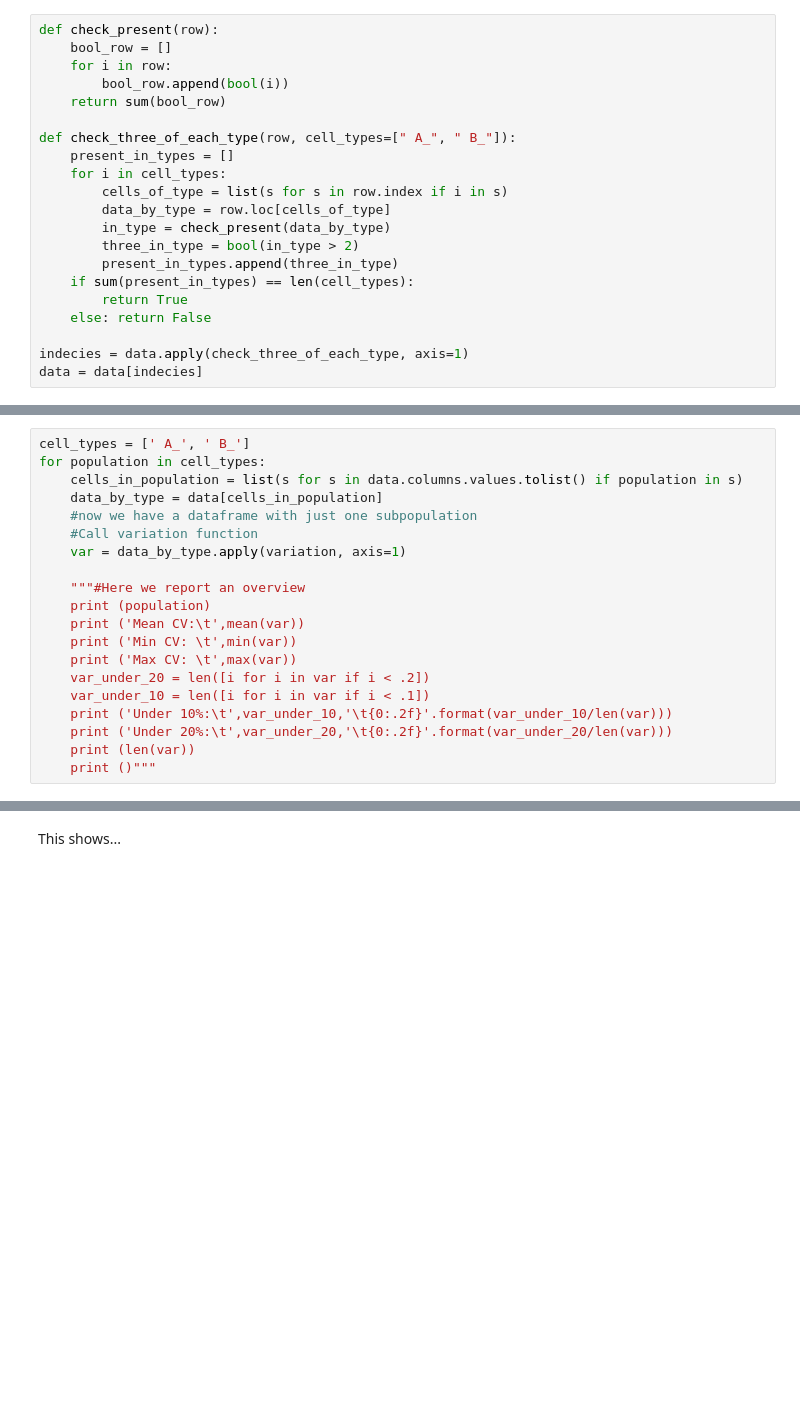
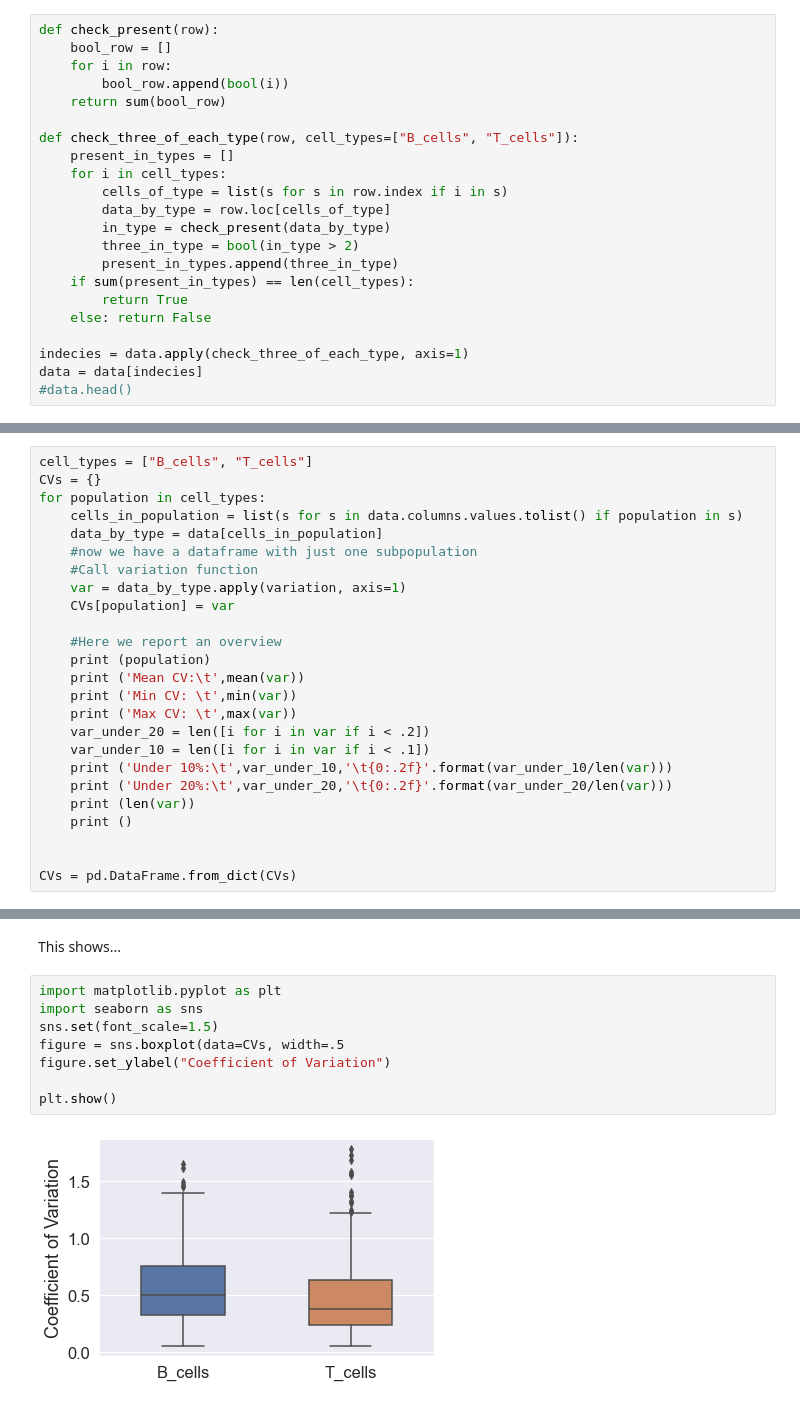
Before and after one commit to PayneLab/Lymphocytes1, a Jupyter notebook: Quantitative QC.ipynb, the cells around one changed output, grey strips where cells are left out. Cells and saved outputs as stored; diff of their text form; blank space fills up the shorter version.

```diff
--- a/Quantitative QC.ipynb
+++ b/Quantitative QC.ipynb
@@ -19,7 +18,7 @@ def check_present(row):
         bool_row.append(bool(i))
     return sum(bool_row)
 
-def check_three_of_each_type(row, cell_types=[" A_", " B_"]):
+def check_three_of_each_type(row, cell_types=["B_cells", "T_cells"]):
     present_in_types = []
     for i in cell_types:
         cells_of_type = list(s for s in row.index if i in s)
@@ -33,6 +32,7 @@ def check_three_of_each_type(row, cell_types=[" A_", " B_"]):
 
 indecies = data.apply(check_three_of_each_type, axis=1)
 data = data[indecies]
+#data.head()
 # %% [markdown]
 Now, we normalize across runs.
 # %% [markdown]
@@ -43,13 +44,15 @@ from statistics import mean
 # %%
-cell_types = [' A_', ' B_']
+cell_types = ["B_cells", "T_cells"]
+CVs = {}
 for population in cell_types:
     cells_in_population = list(s for s in data.columns.values.tolist() if population in s)
     data_by_type = data[cells_in_population]
     #now we have a dataframe with just one subpopulation
     #Call variation function
     var = data_by_type.apply(variation, axis=1)
+    CVs[population] = var
 
-    """#Here we report an overview
+    #Here we report an overview
     print (population)
     print ('Mean CV:\t',mean(var))
     print ('Min CV: \t',min(var))
@@ -59,4 +62,7 @@ for population in cell_types:
     print ('Under 10%:\t',var_under_10,'\t{0:.2f}'.format(var_under_10/len(var)))
     print ('Under 20%:\t',var_under_20,'\t{0:.2f}'.format(var_under_20/len(var)))
     print (len(var))
-    print ()"""
+    print ()
+
+
+CVs = pd.DataFrame.from_dict(CVs)
@@ -63,2 +85,12 @@ for population in cell_types:
 # %% [markdown]
 This shows...
+# %%
+import matplotlib.pyplot as plt
+import seaborn as sns
+sns.set(font_scale=1.5)
+figure = sns.boxplot(data=CVs, width=.5
+figure.set_ylabel("Coefficient of Variation")
+
+plt.show()
+# %% [output]
+[figure, added]
```
Also changed, not shown: parts of 4 cells of this notebook, 2 other files.
